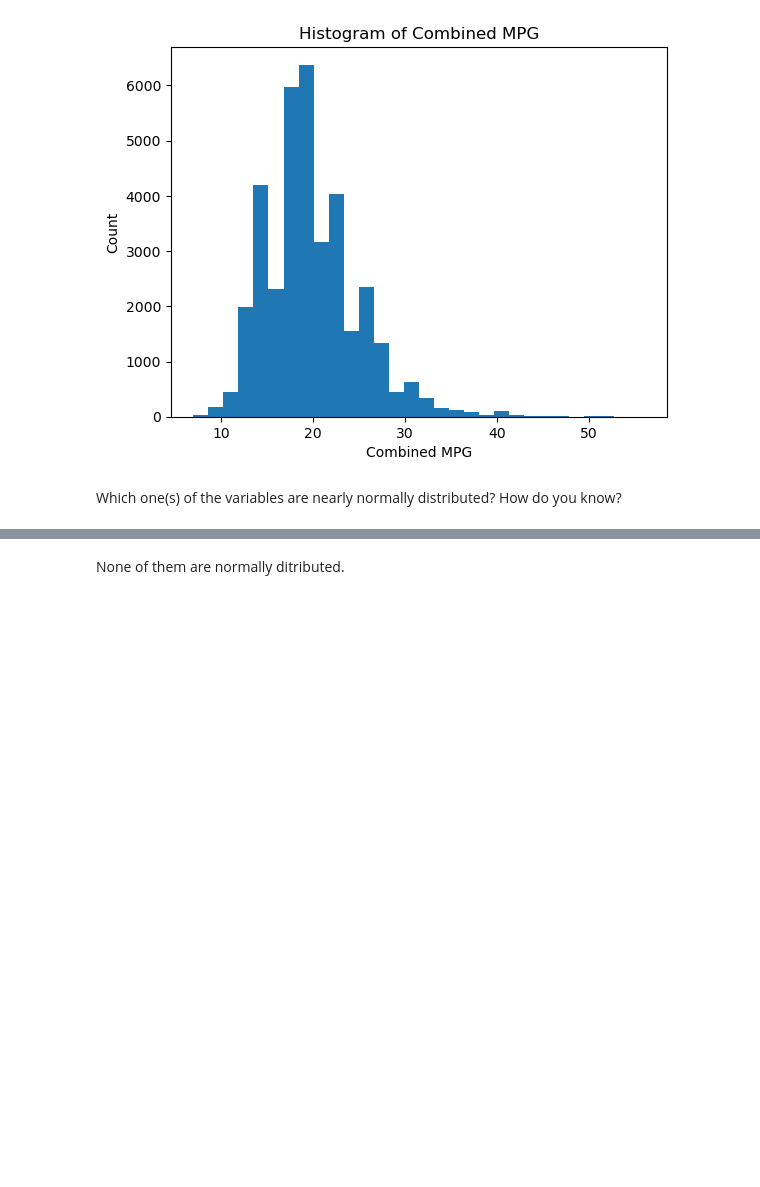
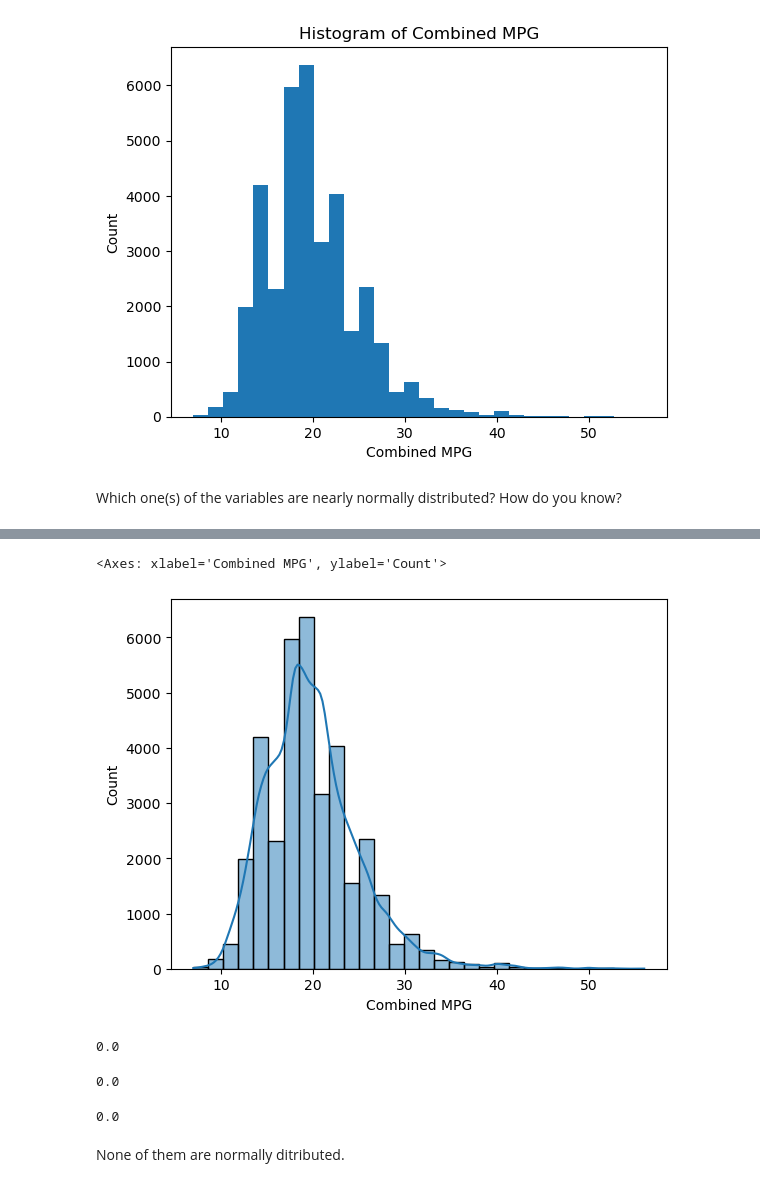
Before and after one commit to vitorferraz19/lab-continuous-probability-distributions-en, a Jupyter notebook: your-code/main.ipynb, the cells around one changed output, grey strips where cells are left out. Drawn from its saved outputs; the diff is of its cells as text; code cells hidden in the pictures; blank space fills up the shorter version.

```diff
--- a/your-code/main.ipynb
+++ b/your-code/main.ipynb
@@ -343,3 +361,44 @@ df["Combined MPG"].mean(), df["Combined MPG"].median()
+# %%
+sns.histplot(df["Combined MPG"], bins=30, kde=True)
+# %% [output]
+<Axes: xlabel='Combined MPG', ylabel='Count'>
+[figure, added]
+# %%
+# Formal Normality Test
+
+from scipy.stats import normaltest
+
+stat, p = normaltest(df["Fuel Barrels/Year"])
+print(p)
+
+#p > 0.05 -  data looks normal
+#in this case: p < 0.05 - data is not normal
+# %% [output]
+0.0
+# %%
+# Formal Normality Test
+
+from scipy.stats import normaltest
+
+stat, p = normaltest(df["CO2 Emission Grams/Mile"])
+print(p)
+
+#p > 0.05 -  data looks normal
+#in this case: p < 0.05 - data is not normal
+# %% [output]
+0.0
+# %%
+# Formal Normality Test
+
+from scipy.stats import normaltest
+
+stat, p = normaltest(df["Combined MPG"])
+print(p)
+
+#p > 0.05 -  data looks normal
+#in this case: p < 0.05 - data is not normal
+# %% [output]
+0.0
 # %% [markdown]
 None of them are normally ditributed.
 # %% [markdown]
```
Also changed, not shown: parts of 25 cells of this notebook.
